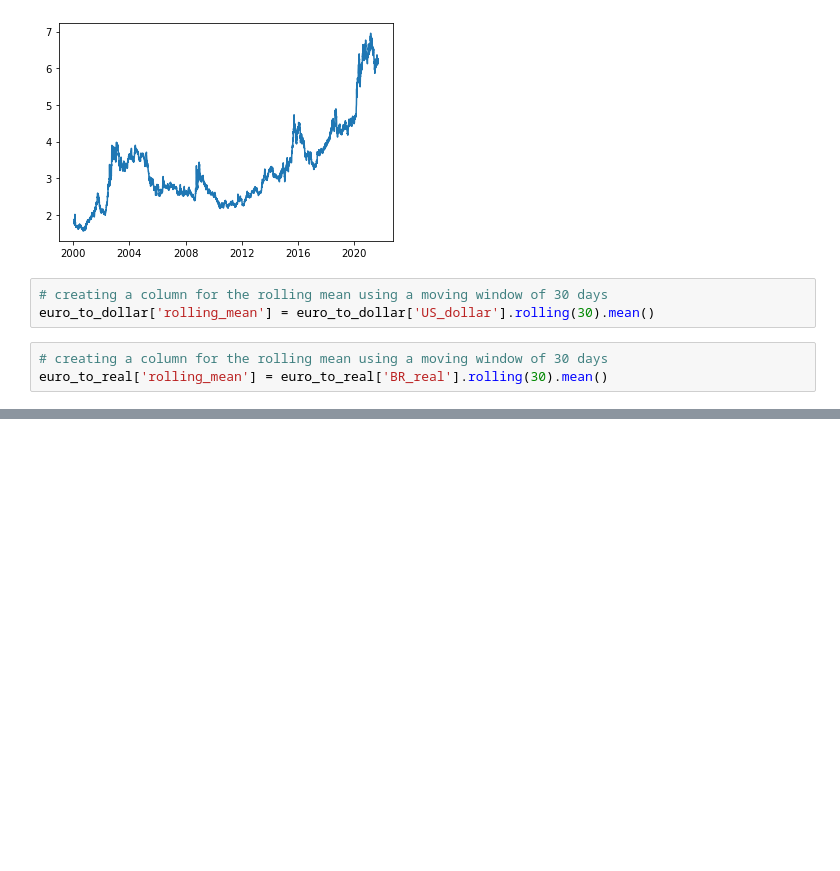
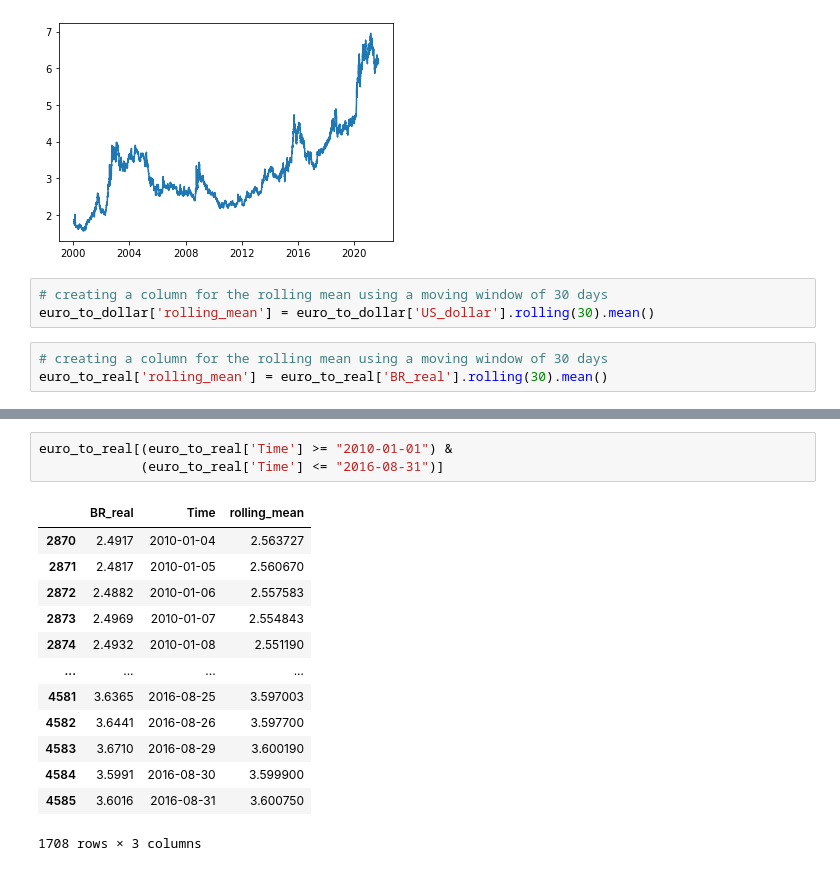
Before and after one commit to marwincarmo/dataquest-projects, a Jupyter notebook: exchange_rates.ipynb, the cells around one changed output, grey strips where cells are left out. Saved outputs shown, nothing was run; the diff lists cells and outputs as text; blank space fills up the shorter version.

```diff
--- a/exchange_rates.ipynb
+++ b/exchange_rates.ipynb
@@ -148,0 +186,17 @@ I plan to explore how the brazilian currency, Real, value got affected since the
+# %%
+euro_to_real[(euro_to_real['Time'] >= "2010-01-01") &
+             (euro_to_real['Time'] <= "2016-08-31")]
+# %% [output]
+|  | BR_real | Time | rolling_mean |
+| 2870 | 2.4917 | 2010-01-04 | 2.563727 |
+| 2871 | 2.4817 | 2010-01-05 | 2.560670 |
+| 2872 | 2.4882 | 2010-01-06 | 2.557583 |
+| 2873 | 2.4969 | 2010-01-07 | 2.554843 |
+| 2874 | 2.4932 | 2010-01-08 | 2.551190 |
+| ... | ... | ... | ... |
+| 4581 | 3.6365 | 2016-08-25 | 3.597003 |
+| 4582 | 3.6441 | 2016-08-26 | 3.597700 |
+| 4583 | 3.6710 | 2016-08-29 | 3.600190 |
+| 4584 | 3.5991 | 2016-08-30 | 3.599900 |
+| 4585 | 3.6016 | 2016-08-31 | 3.600750 |
+1708 rows × 3 columns
```
Also changed, not shown: parts of 6 cells of this notebook.
